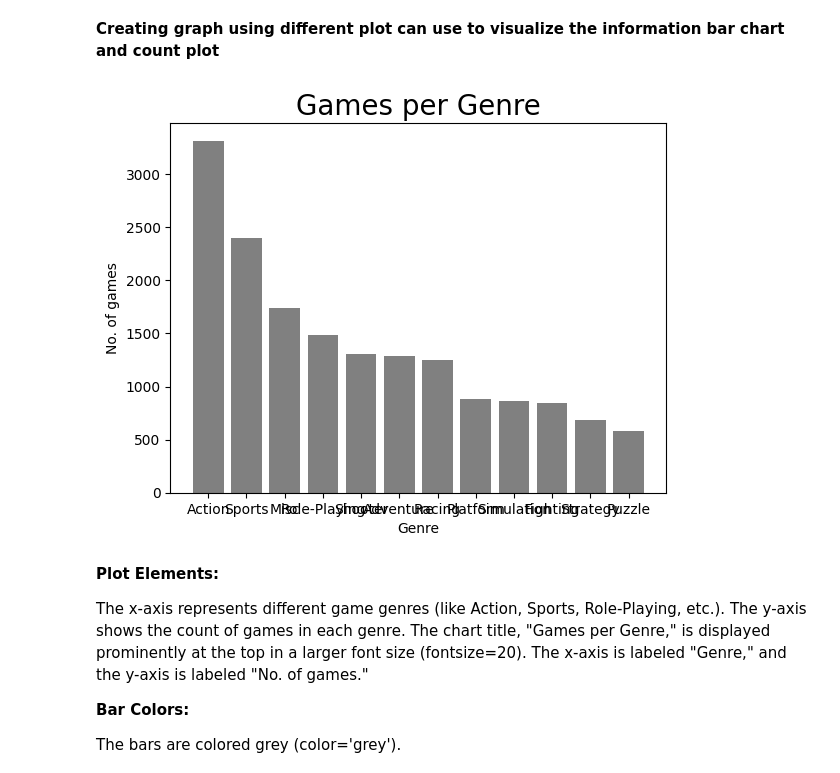
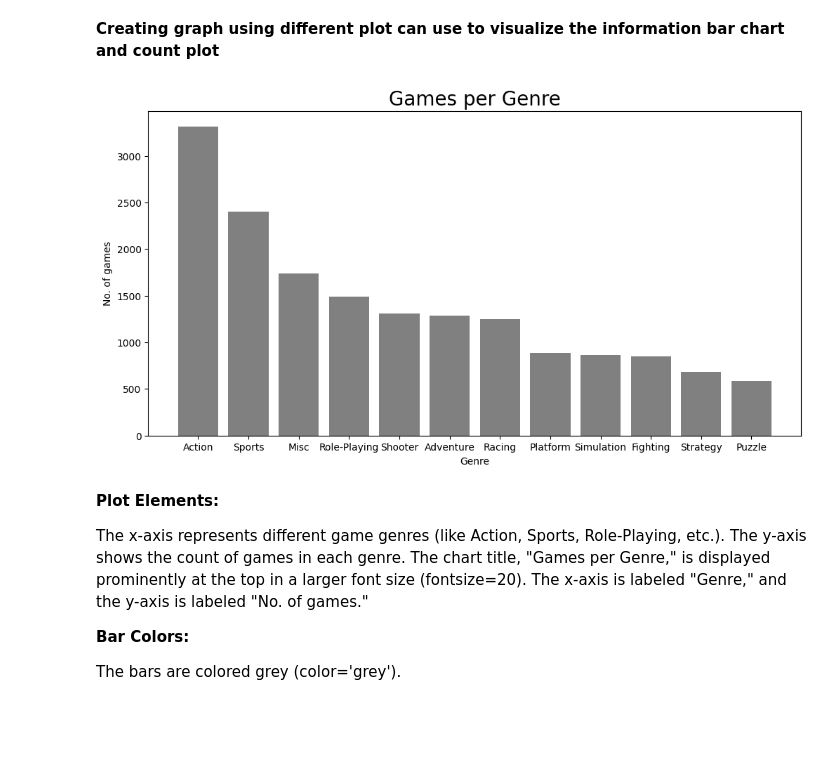
Before and after one commit to kolllurisiripavan/kolllurisiripavan, a Jupyter notebook: siripavan_ecp.ipynb, the cells around one changed output. Drawn from its saved outputs; the diff is of its cells as text; code cells hidden in the pictures; blank space fills up the shorter version.

```diff
--- a/siripavan_ecp.ipynb
+++ b/siripavan_ecp.ipynb
@@ -368,14 +370,15 @@ This variable stores the result of data['Genre'].value_counts(). It will contain
 # %% [markdown]
 **Creating graph using different plot can use to visualize the information bar chart and count plot**
 # %%
-x_bar=cat_counts.index # generate verical bar chart or normal bar graph
+plt.figure(figsize=(12, 6))
+x_bar=cat_counts.index
 y_bar=cat_counts
 plt.xlabel('Genre')
 plt.ylabel('No. of games')
 plt.title('Games per Genre', fontsize=20)
-r = plt.bar(x_bar,y_bar, color='grey') # storeable but not callable
+r = plt.bar(x_bar,y_bar, color='grey')
 # %% [output]
-[figure, old version]
+[figure, new version]
 # %% [markdown]
 **Plot Elements:**
 
```
Also changed, not shown: parts of 34 cells of this notebook.
